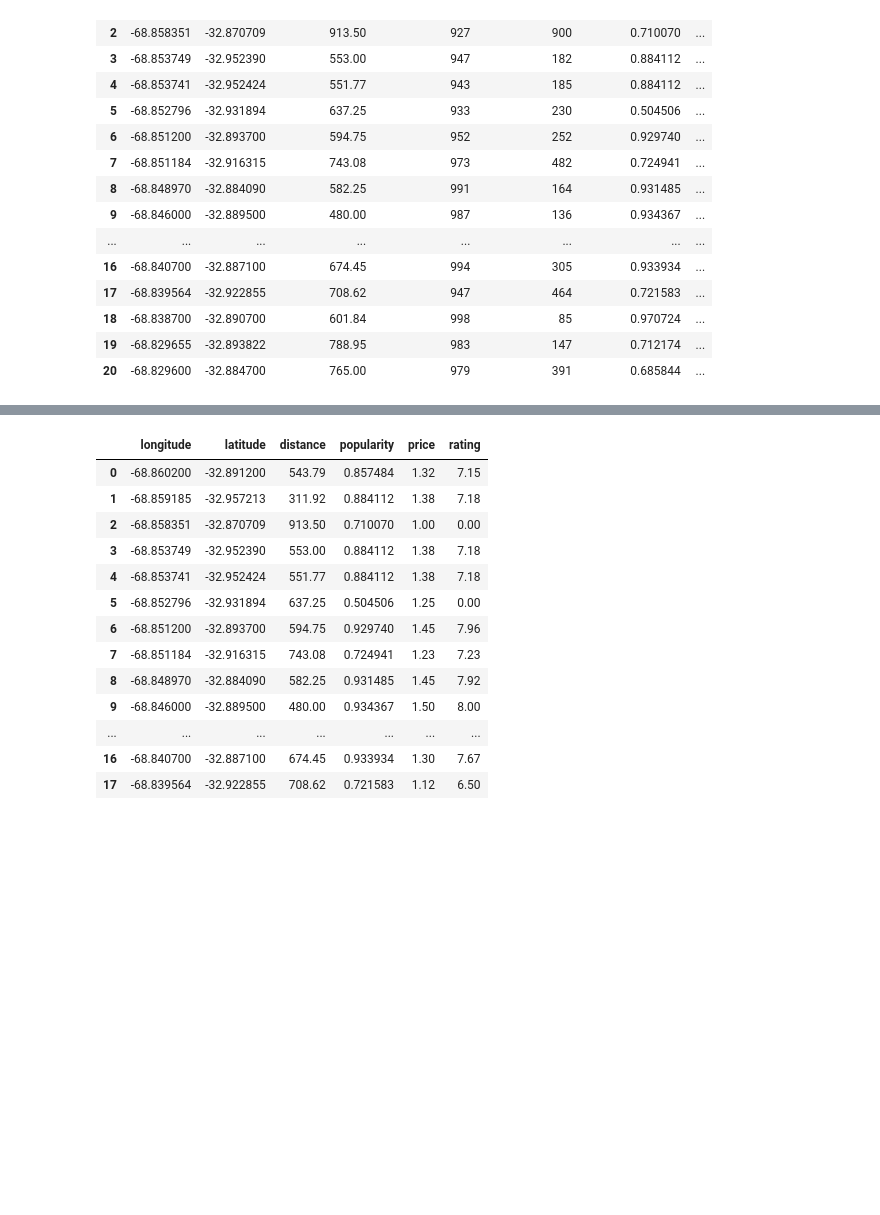
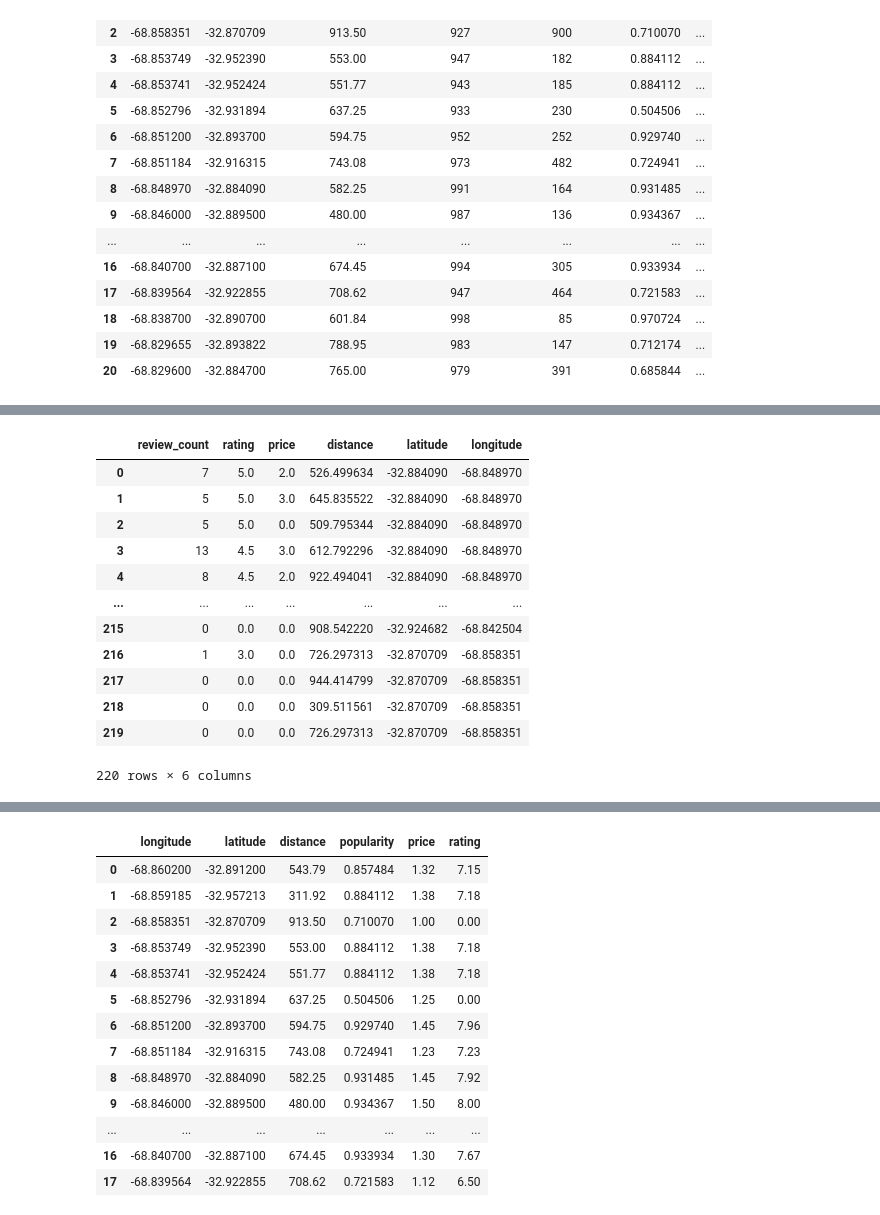
Before and after one commit to TayyubaK/Statistical-Modelling-Project, a Jupyter notebook: notebooks/EDA_part1_part2.ipynb, the cells around one changed output, grey strips where cells are left out. Drawn from its saved outputs; the diff is of its cells as text; code cells hidden in the pictures; blank space fills up the shorter version.

```diff
--- a/notebooks/EDA_part1_part2.ipynb
+++ b/notebooks/EDA_part1_part2.ipynb
@@ -620,0 +756,19 @@ fsdf_grp_final
+# %%
+# Reset index since .info() showed 220 entries, 0 to 277
+ypdf_4 = ypdf_3.copy()
+ypdf_4.reset_index(drop=True, inplace=True)
+ypdf_4
+# %% [output]
+|  | review_count | rating | price | distance | latitude | longitude |
+| 0 | 7 | 5.0 | 2.0 | 526.499634 | -32.884090 | -68.848970 |
+| 1 | 5 | 5.0 | 3.0 | 645.835522 | -32.884090 | -68.848970 |
+| 2 | 5 | 5.0 | 0.0 | 509.795344 | -32.884090 | -68.848970 |
+| 3 | 13 | 4.5 | 3.0 | 612.792296 | -32.884090 | -68.848970 |
+| 4 | 8 | 4.5 | 2.0 | 922.494041 | -32.884090 | -68.848970 |
+| ... | ... | ... | ... | ... | ... | ... |
+| 215 | 0 | 0.0 | 0.0 | 908.542220 | -32.924682 | -68.842504 |
+| 216 | 1 | 3.0 | 0.0 | 726.297313 | -32.870709 | -68.858351 |
+| 217 | 0 | 0.0 | 0.0 | 944.414799 | -32.870709 | -68.858351 |
+| 218 | 0 | 0.0 | 0.0 | 309.511561 | -32.870709 | -68.858351 |
+| 219 | 0 | 0.0 | 0.0 | 726.297313 | -32.870709 | -68.858351 |
+220 rows × 6 columns
```
Also changed, not shown: parts of 17 cells of this notebook.
